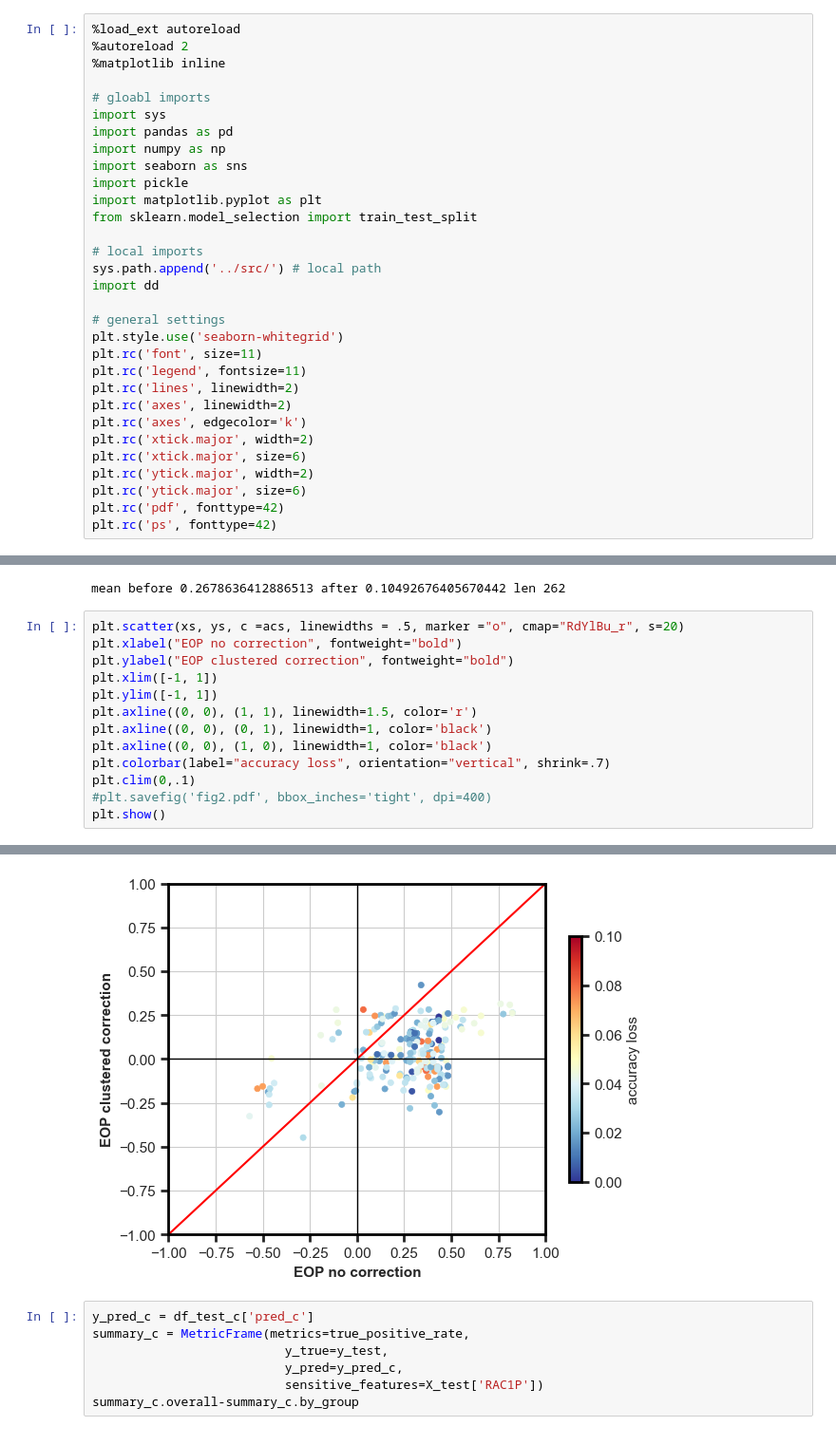
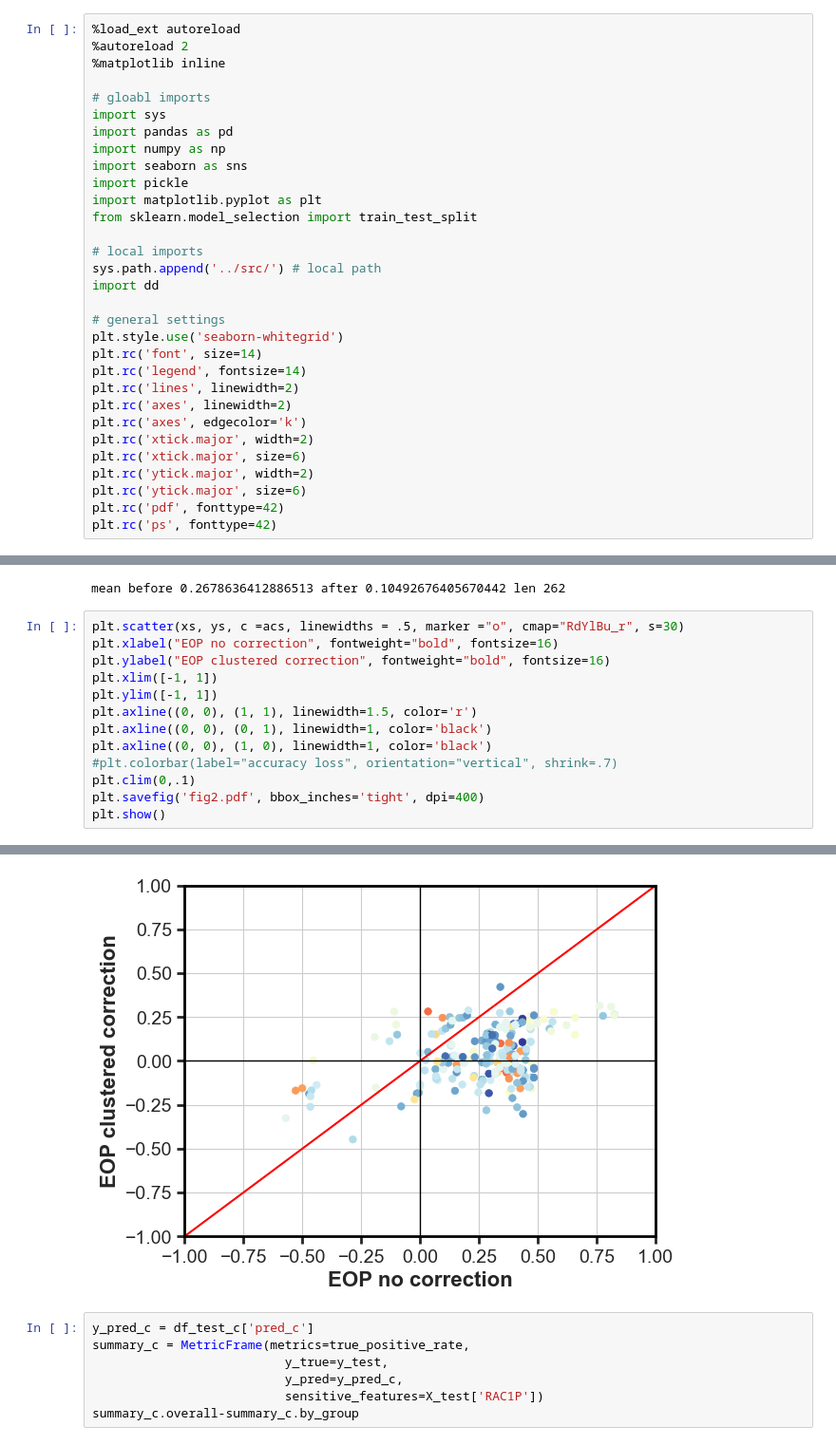
Before and after one commit to ruggieris/DD, a Jupyter notebook: notebooks/dd_ACSIncome_Yule.ipynb, the cells around one changed output, grey strips where cells are left out. Shown at 95% size. Drawn from its saved outputs; the diff is of its cells as text.

```diff
--- a/notebooks/dd_ACSIncome_Yule.ipynb
+++ b/notebooks/dd_ACSIncome_Yule.ipynb
@@ -25,8 +25,8 @@ import dd
 
 # general settings
 plt.style.use('seaborn-whitegrid')
-plt.rc('font', size=11)
-plt.rc('legend', fontsize=11)
+plt.rc('font', size=14)
+plt.rc('legend', fontsize=14)
 plt.rc('lines', linewidth=2)
 plt.rc('axes', linewidth=2)
 plt.rc('axes', edgecolor='k')
@@ -525,16 +537,16 @@ xs, ys, descs, acs = data_plot(disc_b, metric_b, disc_c, metric_c)
 # %% [output]
 mean before 0.2678636412886513 after 0.10492676405670442 len 262
 # %%
-plt.scatter(xs, ys, c =acs, linewidths = .5, marker ="o", cmap="RdYlBu_r", s=20)
-plt.xlabel("EOP no correction", fontweight="bold")
-plt.ylabel("EOP clustered correction", fontweight="bold")
+plt.scatter(xs, ys, c =acs, linewidths = .5, marker ="o", cmap="RdYlBu_r", s=30)
+plt.xlabel("EOP no correction", fontweight="bold", fontsize=16)
+plt.ylabel("EOP clustered correction", fontweight="bold", fontsize=16)
 plt.xlim([-1, 1])
 plt.ylim([-1, 1])
 plt.axline((0, 0), (1, 1), linewidth=1.5, color='r')
 plt.axline((0, 0), (0, 1), linewidth=1, color='black')
 plt.axline((0, 0), (1, 0), linewidth=1, color='black')
-plt.colorbar(label="accuracy loss", orientation="vertical", shrink=.7)
+#plt.colorbar(label="accuracy loss", orientation="vertical", shrink=.7)
 plt.clim(0,.1)
-#plt.savefig('fig2.pdf', bbox_inches='tight', dpi=400)
+plt.savefig('fig2.pdf', bbox_inches='tight', dpi=400)
 plt.show()
 # %% [output]
@@ -541,4 +555,4 @@ plt.show()
-[figure, old version]
+[figure, new version]
 # %%
 y_pred_c = df_test_c['pred_c']
 summary_c = MetricFrame(metrics=true_positive_rate,
```
Also changed, not shown: parts of 7 cells of this notebook.
